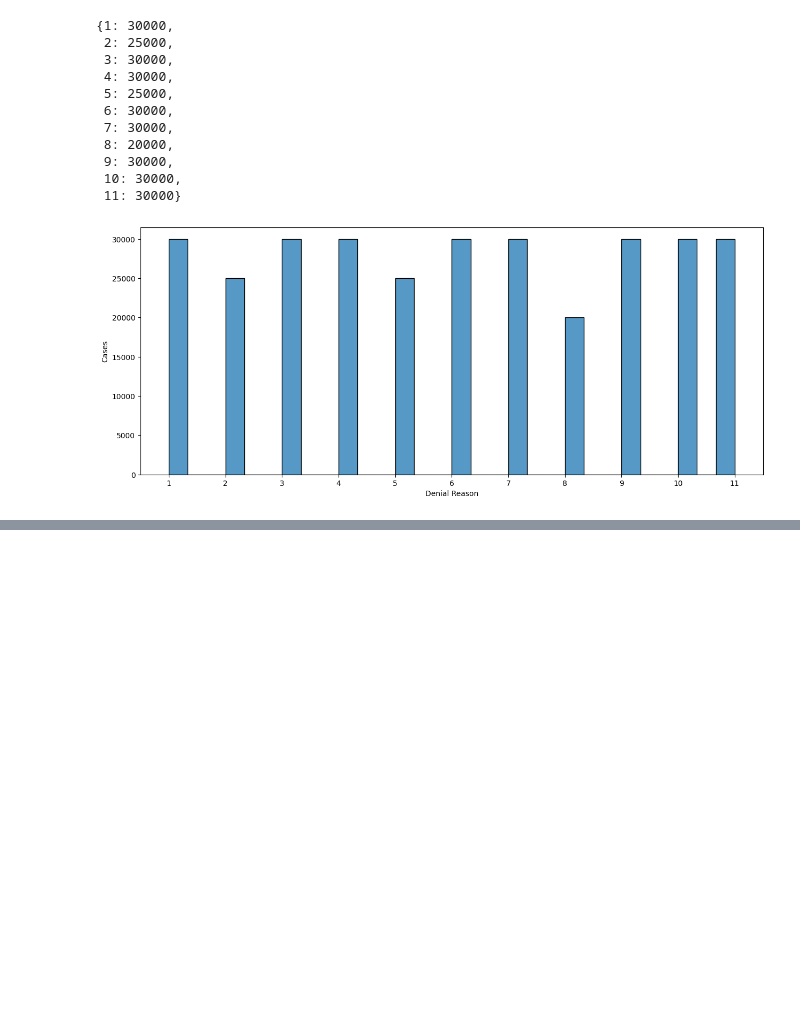
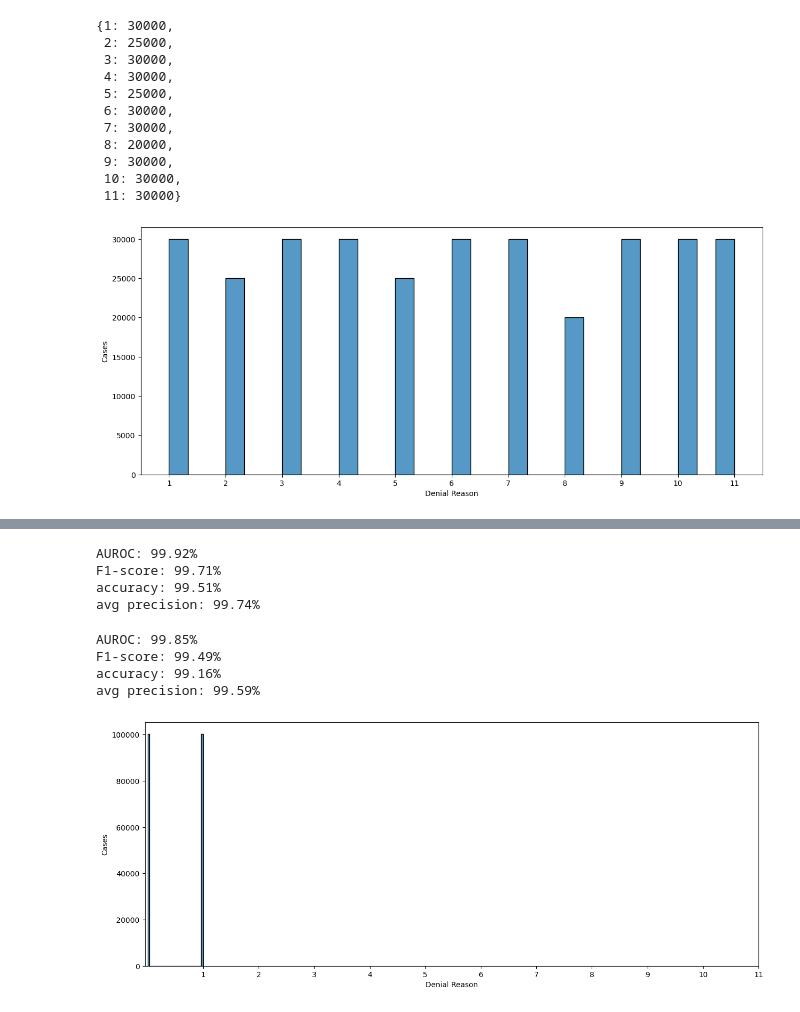
Before and after one commit to HITOfficial/data-mining, a Jupyter notebook: imbalanced-learning/checkpoint.ipynb, the cells around one changed output, grey strips where cells are left out. Cells and saved outputs as stored; diff of their text form; code cells hidden in the pictures; blank space fills up the shorter version.

```diff
--- a/imbalanced-learning/checkpoint.ipynb
+++ b/imbalanced-learning/checkpoint.ipynb
@@ -971,0 +1308,18 @@ Text(0.5, 1.0, 'ROC AUC score probablities for classes on non-balanced test data
+# %%
+def find_unique_columns(df1, df2):
+    # Find columns unique to df1
+    unique_to_df1 = set(df1.columns) - set(df2.columns)
+
+    # Find columns unique to df2
+    unique_to_df2 = set(df2.columns) - set(df1.columns)
+
+    # Return a tuple of arrays (unique columns for df1 and df2)
+    return list(unique_to_df1), list(unique_to_df2)
+# %%
+# Call the function and print the result
+columns_diff21 = find_unique_columns(df_encoded, df_encoded21)
+columns_diff20 = find_unique_columns(df_encoded, df_encoded20)
+print("Columns unique to df vs df21", columns_diff21[0])
+print("Columns unique to df21 vs df:", columns_diff21[1])
+print("Columns unique to df vs df20", columns_diff20[0])
+print("Columns unique to df20 vs df:", columns_diff20[1])
@@ -971,0 +1331,3 @@ Text(0.5, 1.0, 'ROC AUC score probablities for classes on non-balanced test data
+# %%
+df_encoded21.drop(columns=columns_diff21[1], inplace=True)
+df_encoded20.drop(columns=columns_diff20[1], inplace=True)
@@ -971,0 +1463,17 @@ Text(0.5, 1.0, 'ROC AUC score probablities for classes on non-balanced test data
+# %%
+assess_rf_performance(rfc_bin, df_encoded21, y21)
+# %% [output]
+AUROC: 99.92%
+F1-score: 99.71%
+accuracy: 99.51%
+avg precision: 99.74%
+# %%
+assess_rf_performance(rfc_bin, df_encoded20, y20)
+# %% [output]
+AUROC: 99.85%
+F1-score: 99.49%
+accuracy: 99.16%
+avg precision: 99.59%
+# %%
+rus21 = RandomUnderSampler(sampling_strategy=1, random_state=0)
+X_test_balanced21, y_test_balanced21 = rus21.fit_resample(df_encoded21, y21)
@@ -971,0 +1483,4 @@ Text(0.5, 1.0, 'ROC AUC score probablities for classes on non-balanced test data
+# %%
+draw_histplot(y_test_balanced21)
+# %% [output]
+[figure, added]
```
Also changed, not shown: parts of 89 cells of this notebook.
